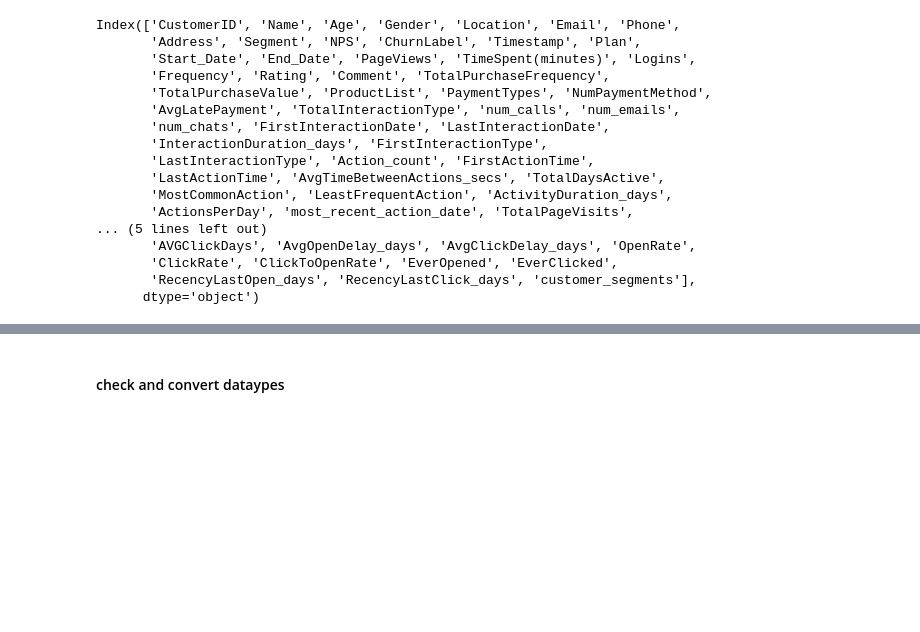
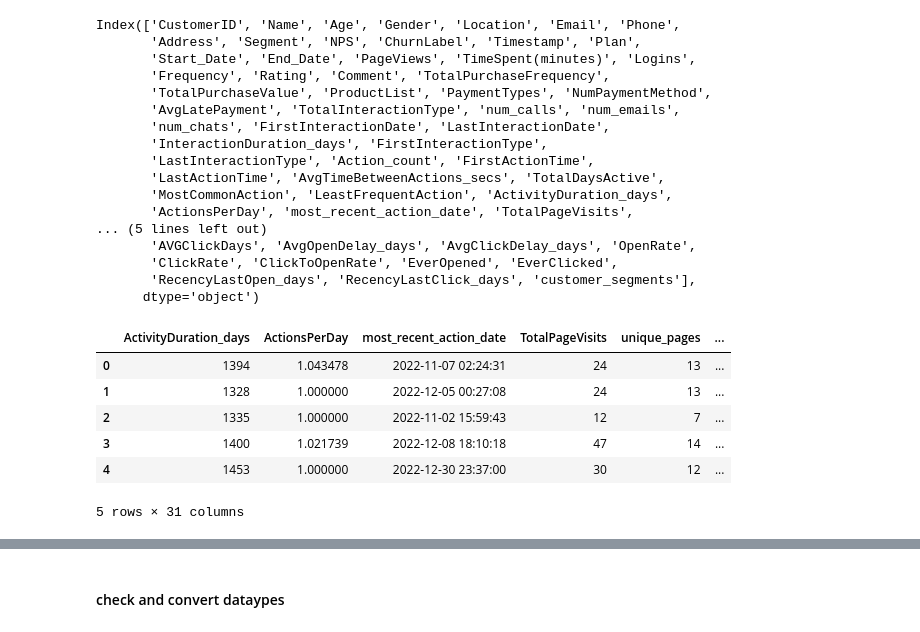
Before and after one commit to edwinaabam/Reder-Telecom-Churn-Prediction, a Jupyter notebook: EDA/eda.ipynb, the cells around one changed output, grey strips where cells are left out. Drawn from its saved outputs; the diff is of its cells as text; code cells hidden in the pictures; blank space fills up the shorter version.

```diff
--- a/EDA/eda.ipynb
+++ b/EDA/eda.ipynb
@@ -10,7 +10,7 @@ from sklearn.preprocessing import StandardScaler, OneHotEncoder, TargetEncoder,
 # %% [markdown]
 #### load data
 # %%
-data = pd.read_csv(r'C:\Users\psxea2\Desktop\Amdaritelecomchurn\reder-prediction\DataCleaning\cleaned_data.csv')
+data = pd.read_csv(r'C:\Users\psxea2\Desktop\Amdari files\reder-prediction\DataCleaning\cleaned_data1.csv')
 # %%
 data.head()
 # %% [output]
@@ -41,3 +41,22 @@ Index(['CustomerID', 'Name', 'Age', 'Gender', 'Location', 'Email', 'Phone',
        'ClickRate', 'ClickToOpenRate', 'EverOpened', 'EverClicked',
        'RecencyLastOpen_days', 'RecencyLastClick_days', 'customer_segments'],
       dtype='object')
+# %%
+data[['ActivityDuration_days',
+       'ActionsPerDay', 'most_recent_action_date', 'TotalPageVisits',
+       'unique_pages', 'FirstActionType', 'LastActionType', 'FirstPageVisited',
+       'LastPageVisited', 'Recency_days', 'InactivityFlag',
+       'ActionsLast30Days', 'ActiveInLastWeek', 'TotalEmailsSent',
+       'TotalEmailsOpened', 'TotalEmailsClicked', 'LastEmailSentDate',
+       'LastEmailOpenedDate', 'LastEmailClickedDate', 'AVGOpenDays',
+       'AVGClickDays', 'AvgOpenDelay_days', 'AvgClickDelay_days', 'OpenRate',
+       'ClickRate', 'ClickToOpenRate', 'EverOpened', 'EverClicked',
+       'RecencyLastOpen_days', 'RecencyLastClick_days', 'customer_segments']].head()
+# %% [output]
+|  | ActivityDuration_days | ActionsPerDay | most_recent_action_date | TotalPageVisits | unique_pages | ... |
+| 0 | 1394 | 1.043478 | 2022-11-07 02:24:31 | 24 | 13 | ... |
+| 1 | 1328 | 1.000000 | 2022-12-05 00:27:08 | 24 | 13 | ... |
+| 2 | 1335 | 1.000000 | 2022-11-02 15:59:43 | 12 | 7 | ... |
+| 3 | 1400 | 1.021739 | 2022-12-08 18:10:18 | 47 | 14 | ... |
+| 4 | 1453 | 1.000000 | 2022-12-30 23:37:00 | 30 | 12 | ... |
+5 rows × 31 columns
```
Also changed, not shown: parts of 6 cells of this notebook, 9 other files.
